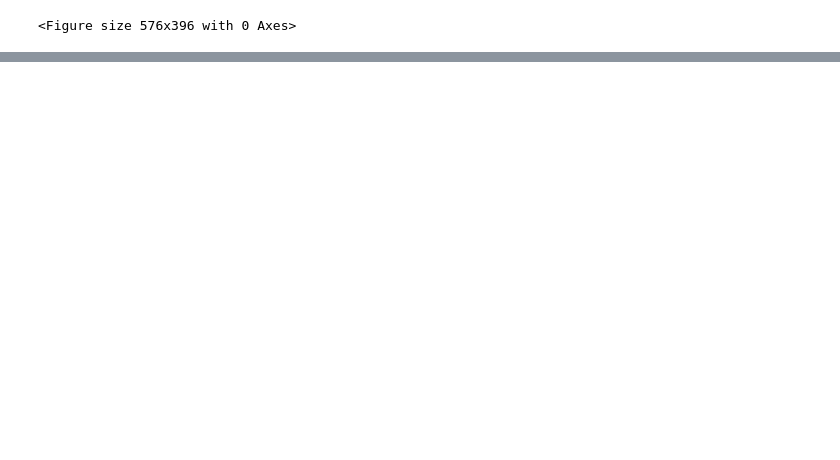
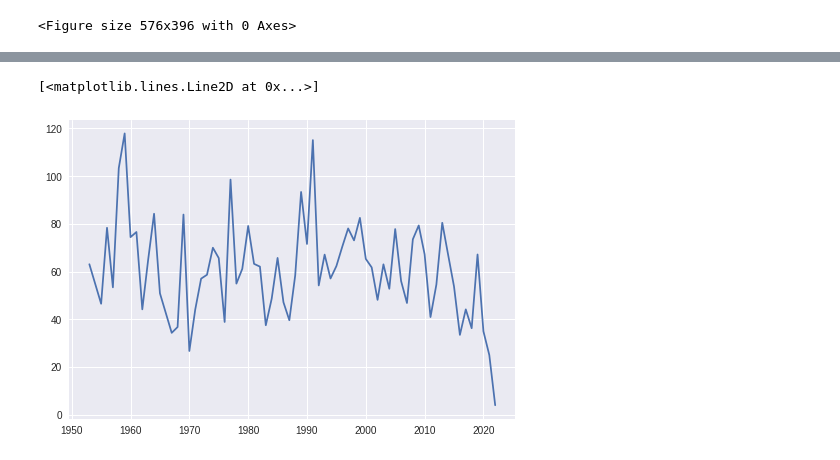
Before and after one commit to mateus-lourenco/emotion-mining-and-sentiment-analysis, a Jupyter notebook: src/analysis.ipynb, the cells around one changed output, grey strips where cells are left out. Cells and saved outputs as stored; diff of their text form; code cells hidden in the pictures; blank space fills up the shorter version.

```diff
--- a/src/analysis.ipynb
+++ b/src/analysis.ipynb
@@ -86,0 +105,14 @@ array([50, 60, 70, 80, 90,  0, 10, 20])
+# %%
+# Return Measure of Textual Lexical Diversity (MTLD) - MEDIDA DE RETORNO DA DIVERDADE LEXICAL DO TEXTO.
+df['MTLD'] = [LexicalRichness(lyric).mtld(threshold=0.72)
+ for _, lyric in enumerate(df['clean_lyric'])]
+
+df_ttr = df.groupby(['year'])['MTLD'].mean().reset_index()
+
+x1 = df_ttr['year'].to_list()
+y1 = df_ttr['MTLD'].to_list()
+# plotting the line 1 points
+plt.plot(x1, y1, label = "line 1")
+# %% [output]
+[<matplotlib.lines.Line2D at 0x...>]
+[figure, added]
```
Also changed, not shown: parts of 18 cells of this notebook.
